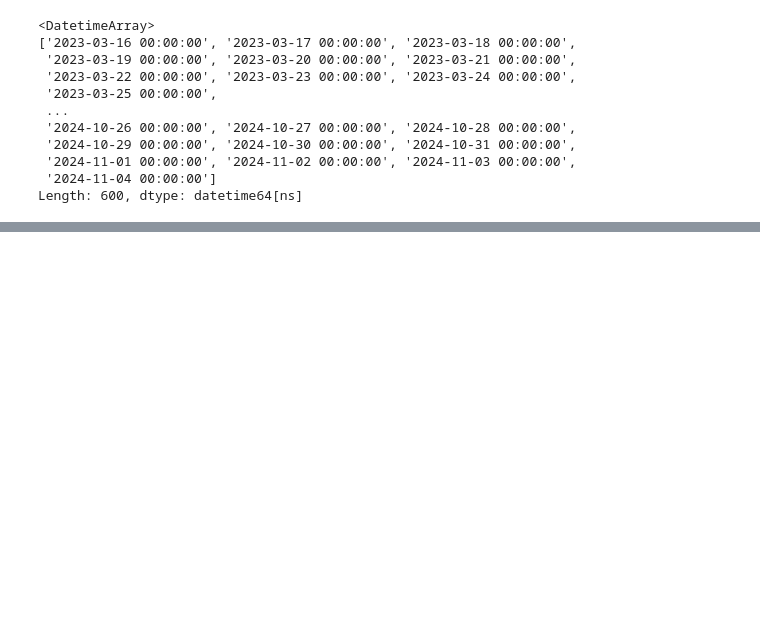
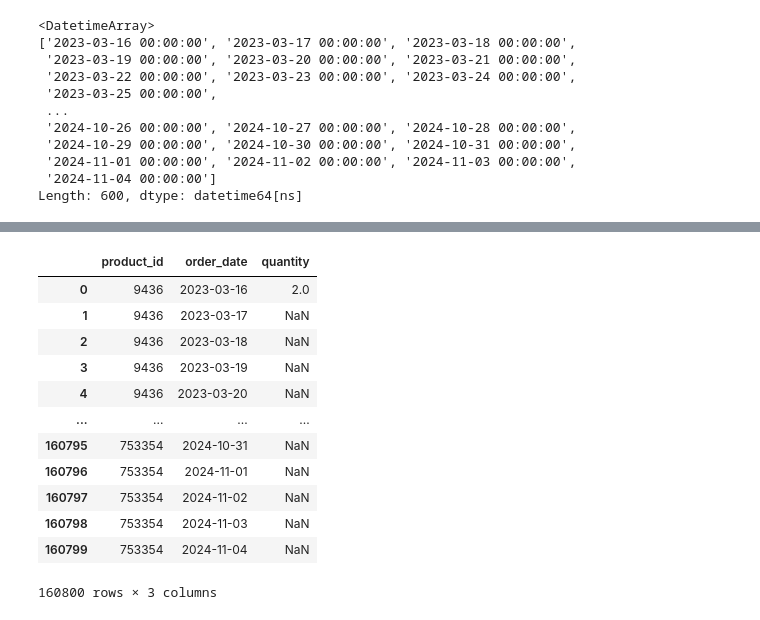
Before and after one commit to pratik74988/blinkit-Demand-Forecasting, a Jupyter notebook: blinkit-demand-forcasting.ipynb, the cells around one changed output, grey strips where cells are left out. Saved outputs shown, nothing was run; the diff lists cells and outputs as text; code cells hidden in the pictures; blank space fills up the shorter version.

```diff
--- a/blinkit-demand-forcasting.ipynb
+++ b/blinkit-demand-forcasting.ipynb
@@ -214,3 +215,6 @@ daily_product_sales['order_date'].unique()
  '2024-11-01 00:00:00', '2024-11-02 00:00:00', '2024-11-03 00:00:00',
  '2024-11-04 00:00:00']
 Length: 600, dtype: datetime64[ns]
+# %%
+full_dates = pd.date_range(daily_product_sales['order_date'].min(), daily_product_sales['order_date'].max())
+full_dates
@@ -216,0 +230,9 @@ Length: 600, dtype: datetime64[ns]
+# %%
+products = daily_product_sales['product_id'].unique()
+
+full_index = daily_product_sales['product_id'].unique()
+
+full_index = pd.MultiIndex.from_product(
+    [products,full_dates],
+    names=['product_id','date']
+)
@@ -216,0 +259,4 @@ Length: 600, dtype: datetime64[ns]
+# %%
+full_df = pd.DataFrame(index=full_index).reset_index()
+# %%
+full_df.rename(columns={'date': 'order_date'}, inplace=True)
@@ -216,0 +279,20 @@ Length: 600, dtype: datetime64[ns]
+# %%
+df_full = full_df.merge(daily_product_sales,
+                       on =['product_id','order_date'],
+                       how='left'
+                       )
+df_full
+# %% [output]
+|  | product_id | order_date | quantity |
+| 0 | 9436 | 2023-03-16 | 2.0 |
+| 1 | 9436 | 2023-03-17 | NaN |
+| 2 | 9436 | 2023-03-18 | NaN |
+| 3 | 9436 | 2023-03-19 | NaN |
+| 4 | 9436 | 2023-03-20 | NaN |
+| ... | ... | ... | ... |
+| 160795 | 753354 | 2024-10-31 | NaN |
+| 160796 | 753354 | 2024-11-01 | NaN |
+| 160797 | 753354 | 2024-11-02 | NaN |
+| 160798 | 753354 | 2024-11-03 | NaN |
+| 160799 | 753354 | 2024-11-04 | NaN |
+160800 rows × 3 columns
```
Also changed, not shown: parts of 18 cells of this notebook.
